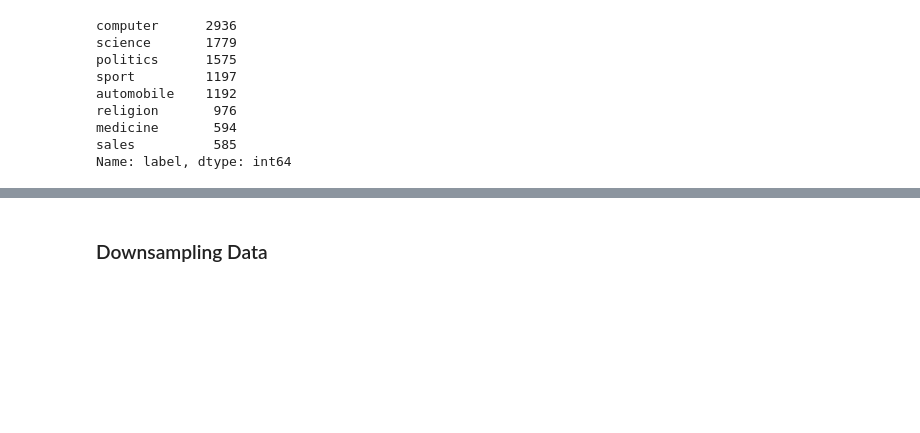
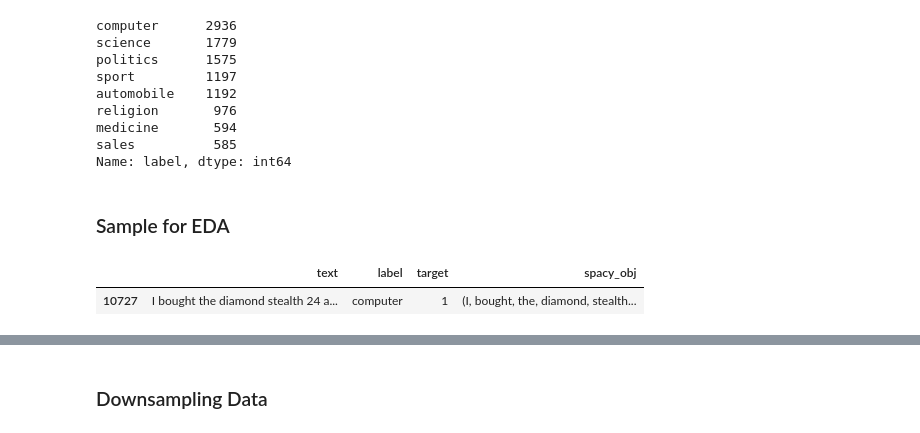
Before and after one commit to DataDavidProjects/UniversityProjects, a Jupyter notebook: Data Visualization and Text Mining/NLP/ModelCreation.ipynb, the cells around one changed output, grey strips where cells are left out. Drawn from its saved outputs; the diff is of its cells as text; code cells hidden in the pictures; blank space fills up the shorter version.

```diff
--- a/Data Visualization and Text Mining/NLP/ModelCreation.ipynb
+++ b/Data Visualization and Text Mining/NLP/ModelCreation.ipynb
@@ -139,3 +173,5 @@ religion       976
 medicine       594
 sales          585
 Name: label, dtype: int64
+# %% [markdown]
+### Sample for EDA
@@ -141,0 +182,6 @@ Name: label, dtype: int64
+# %%
+sample = df_s.sample(1)
+sample
+# %% [output]
+|  | text | label | target | spacy_obj |
+| 10727 | I bought the diamond stealth 24 a... | computer | 1 | (I, bought, the, diamond, stealth... |
```
Also changed, not shown: parts of 24 cells of this notebook.
